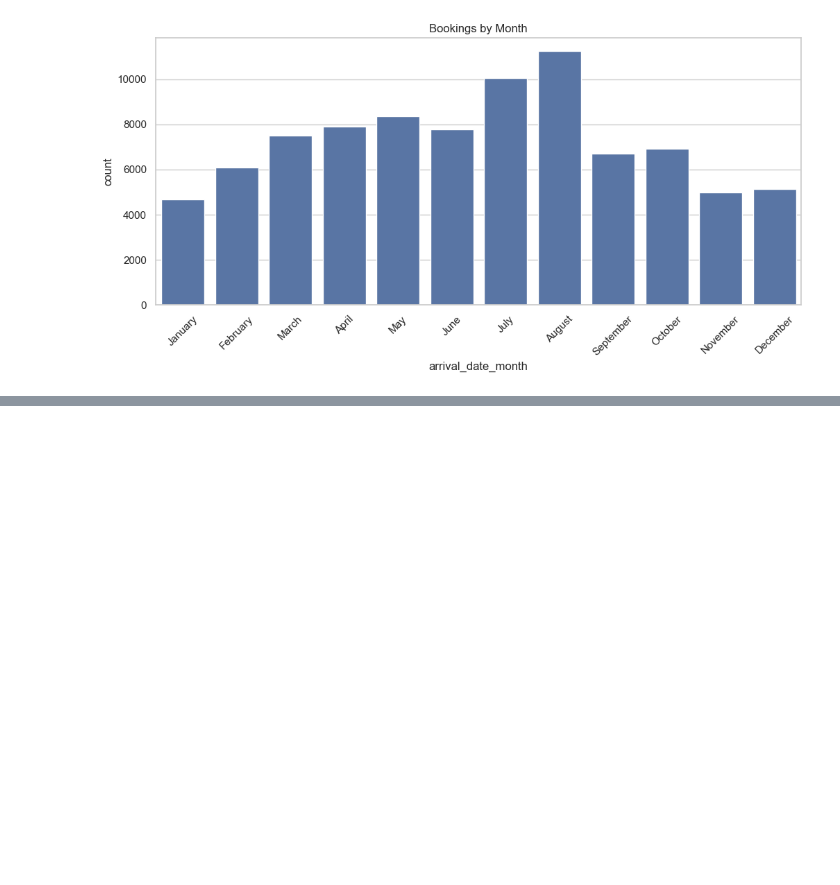
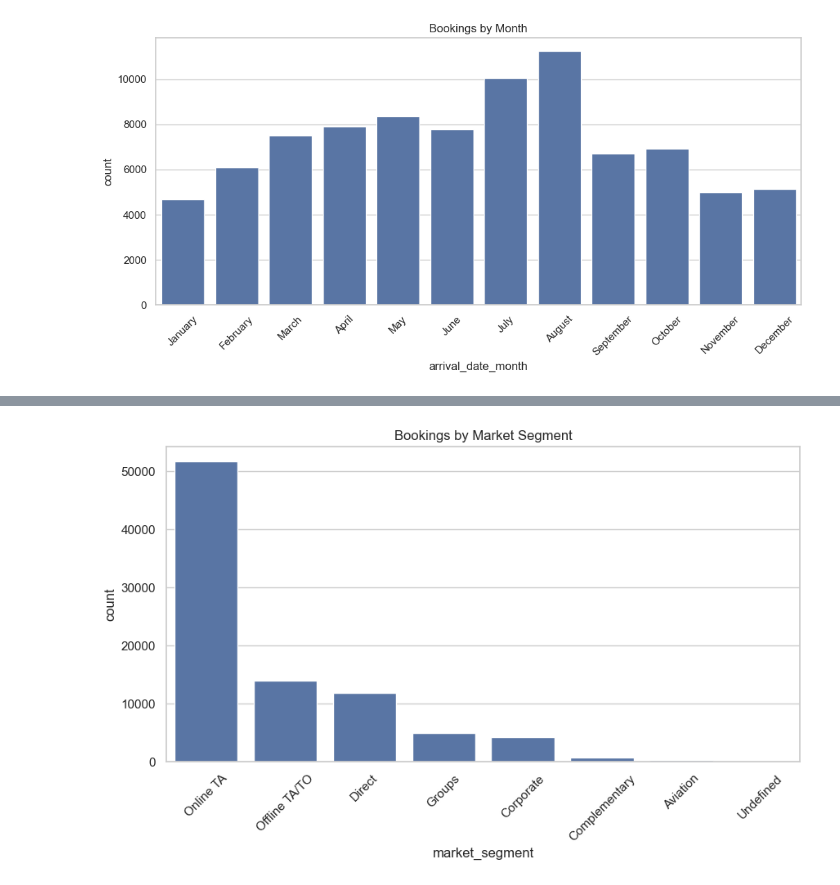
Before and after one commit to ghosh512005-commits/customer_retention_dynamic_pricing_analytics_project, a Jupyter notebook: notebooks/02_eda.ipynb, the cells around one changed output, grey strips where cells are left out. Cells and saved outputs as stored; diff of their text form; code cells hidden in the pictures; blank space fills up the shorter version.

```diff
--- a/notebooks/02_eda.ipynb
+++ b/notebooks/02_eda.ipynb
@@ -134,0 +182,24 @@ plt.show()
+# %%
+# market segment analysis
+
+plt.figure(figsize=(10,5))
+
+sns.countplot(
+    data=df,
+    x='market_segment',
+    order=df['market_segment'].value_counts().index
+)
+
+plt.xticks(rotation=45)
+
+plt.title('Bookings by Market Segment')
+
+plt.savefig(
+    "../screenshots/week2/market_segment_distribution.png",
+    dpi=300,
+    bbox_inches="tight"
+)
+
+plt.show()
+# %% [output]
+[figure, added]
```
Also changed, not shown: parts of 25 cells of this notebook.
